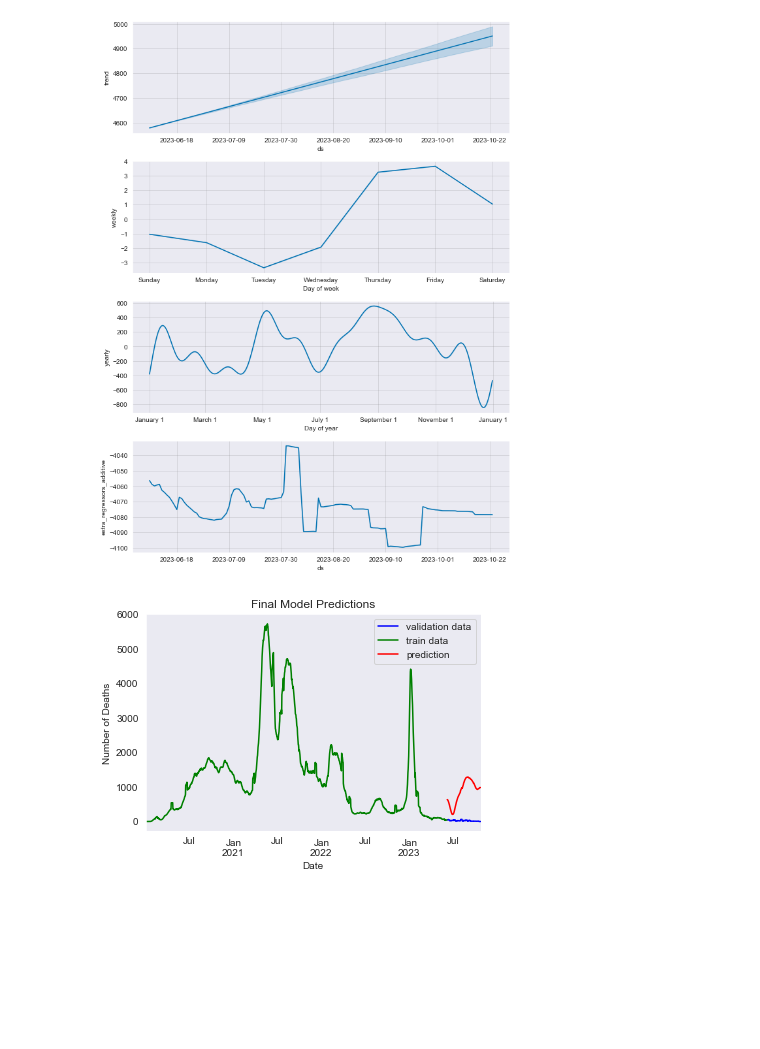
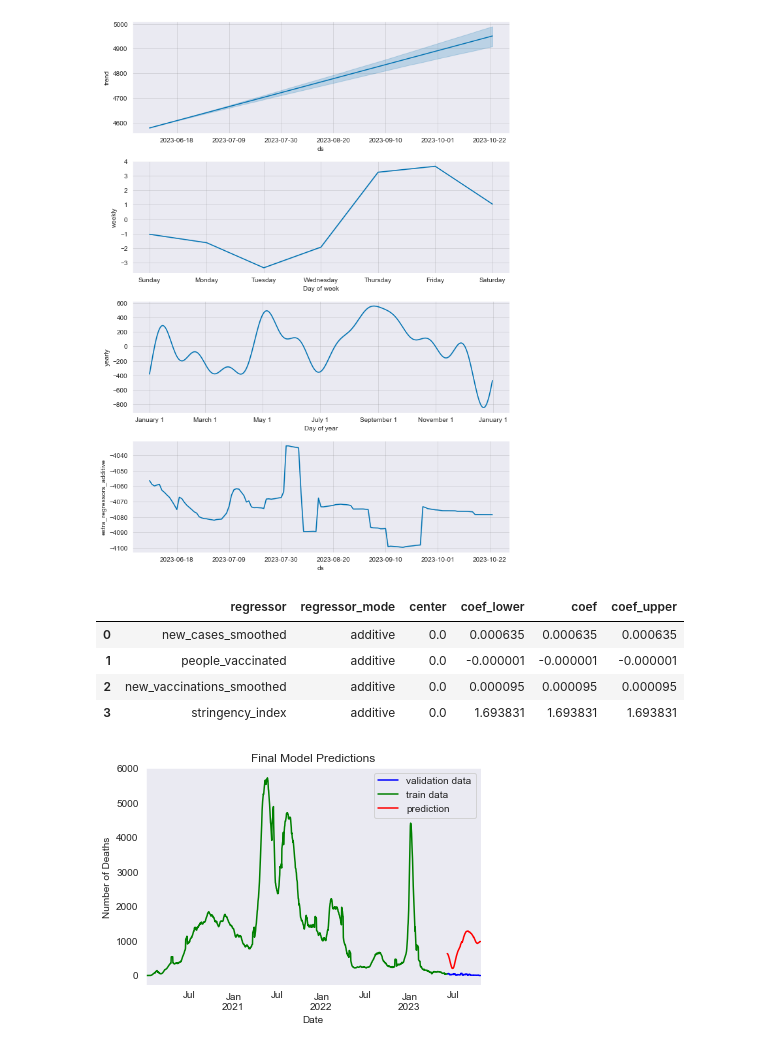
Before and after one commit to Bella3s/Covid-19-Time-Series-Modeling, a Jupyter notebook: index.ipynb, the cells around one changed output. Saved outputs shown, nothing was run; the diff lists cells and outputs as text; code cells hidden in the pictures; blank space fills up the shorter version.

```diff
--- a/index.ipynb
+++ b/index.ipynb
@@ -1633,6 +1689,15 @@ prophet_final.plot_components(y_preds_final)
 plt.show()
 # %% [output]
 [figure]
+# %%
+# Look at regressor coefficients + intervals
+regressor_coefficients(prophet_final)
+# %% [output]
+|  | regressor | regressor_mode | center | coef_lower | coef | coef_upper |
+| 0 | new_cases_smoothed | additive | 0.0 | 0.000635 | 0.000635 | 0.000635 |
+| 1 | people_vaccinated | additive | 0.0 | -0.000001 | -0.000001 | -0.000001 |
+| 2 | new_vaccinations_smoothed | additive | 0.0 | 0.000095 | 0.000095 | 0.000095 |
+| 3 | stringency_index | additive | 0.0 | 1.693831 | 1.693831 | 1.693831 |
 # %%
 # Visualize predictions
 graph_preds(train_all['new_deaths_smoothed'],
```
Also changed, not shown: parts of 17 cells of this notebook, 1 other file.
